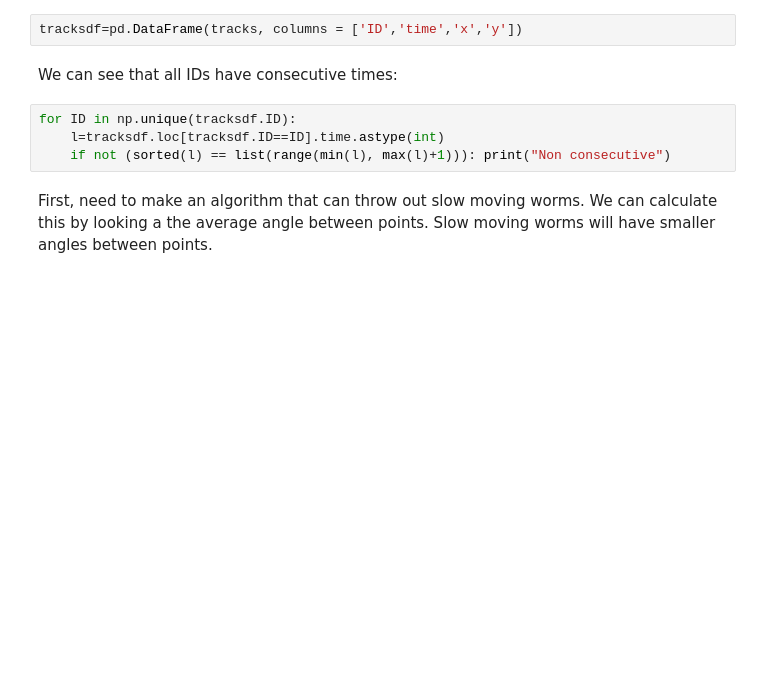
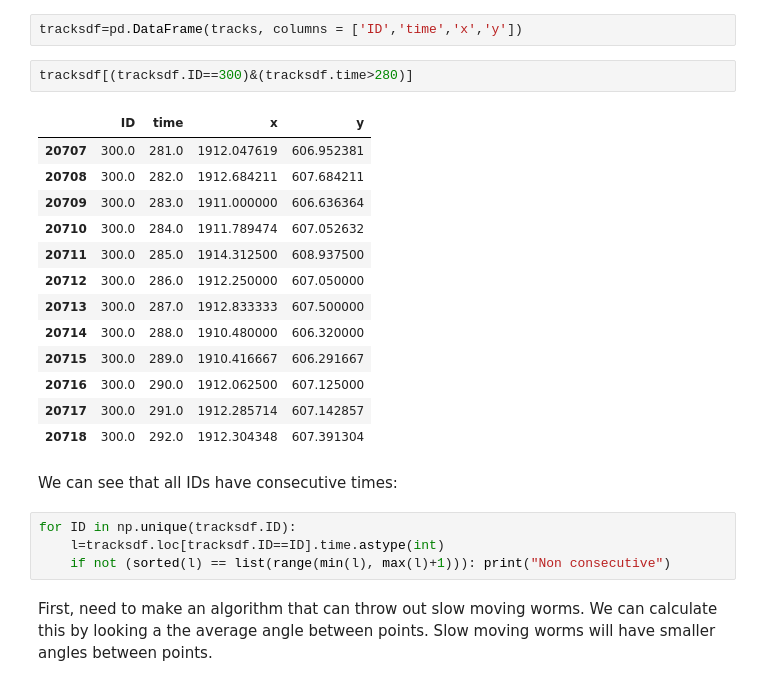
Before and after one commit to rafaeljacobsen/combinewormtracks, a Jupyter notebook: combinewormtracks.ipynb, the cells around one changed output. Drawn from its saved outputs; the diff is of its cells as text; blank space fills up the shorter version.

```diff
--- a/combinewormtracks.ipynb
+++ b/combinewormtracks.ipynb
@@ -48,5 +53,21 @@ Might be easier to use a pandas dataframe for easier manipulation:
 # %%
 tracksdf=pd.DataFrame(tracks, columns = ['ID','time','x','y'])
+# %%
+tracksdf[(tracksdf.ID==300)&(tracksdf.time>280)]
+# %% [output]
+|  | ID | time | x | y |
+| 20707 | 300.0 | 281.0 | 1912.047619 | 606.952381 |
+| 20708 | 300.0 | 282.0 | 1912.684211 | 607.684211 |
+| 20709 | 300.0 | 283.0 | 1911.000000 | 606.636364 |
+| 20710 | 300.0 | 284.0 | 1911.789474 | 607.052632 |
+| 20711 | 300.0 | 285.0 | 1914.312500 | 608.937500 |
+| 20712 | 300.0 | 286.0 | 1912.250000 | 607.050000 |
+| 20713 | 300.0 | 287.0 | 1912.833333 | 607.500000 |
+| 20714 | 300.0 | 288.0 | 1910.480000 | 606.320000 |
+| 20715 | 300.0 | 289.0 | 1910.416667 | 606.291667 |
+| 20716 | 300.0 | 290.0 | 1912.062500 | 607.125000 |
+| 20717 | 300.0 | 291.0 | 1912.285714 | 607.142857 |
+| 20718 | 300.0 | 292.0 | 1912.304348 | 607.391304 |
 # %% [markdown]
 We can see that all IDs have consecutive times:
 # %%
```
Also changed, not shown: parts of 35 cells of this notebook, 6 other files.
